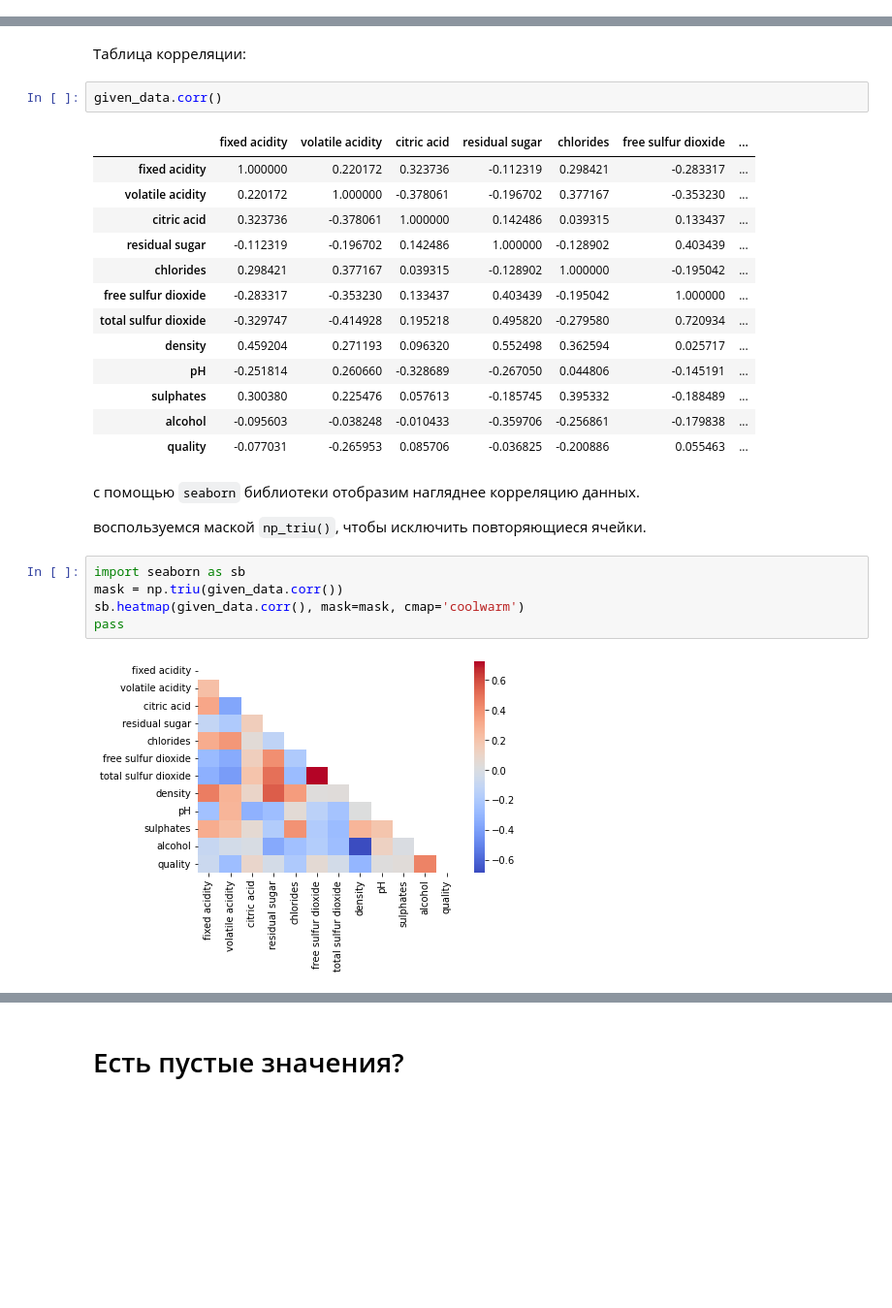
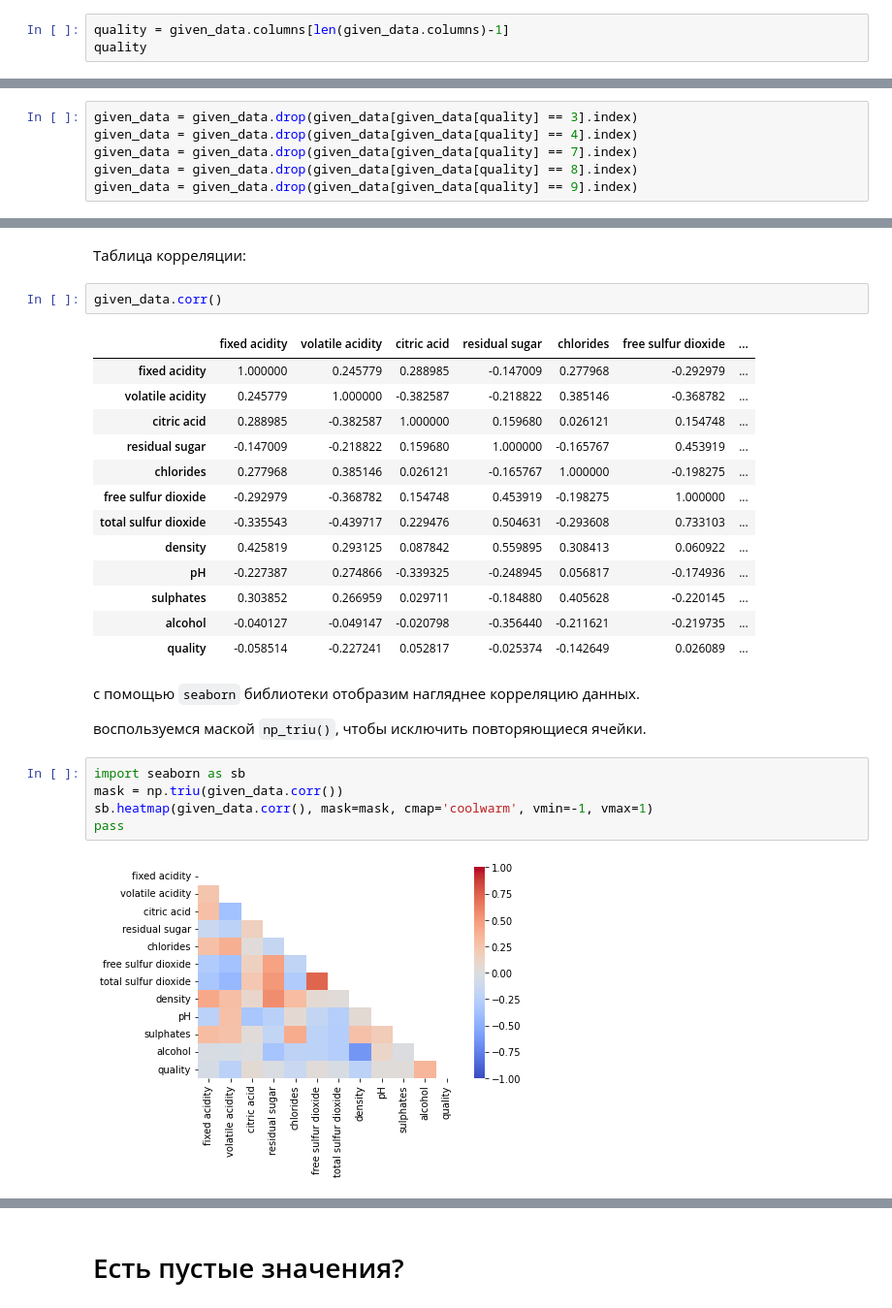
Before and after one commit to asynstairs/ML-Labs, a Jupyter notebook: Lab1/Tkachev Alexey. Lab1. 381806-2.ipynb, the cells around one changed output, grey strips where cells are left out. Shown: that part at 97% size. Saved outputs shown, nothing was run; the diff lists cells and outputs as text; blank space fills up the shorter version.

```diff
--- a/Lab1/Tkachev Alexey. Lab1. 381806-2.ipynb
+++ b/Lab1/Tkachev Alexey. Lab1. 381806-2.ipynb
@@ -52,0 +69,3 @@ given_data
+# %%
+quality = given_data.columns[len(given_data.columns)-1]
+quality
@@ -52,0 +74,6 @@ given_data
+# %%
+given_data = given_data.drop(given_data[given_data[quality] == 3].index)
+given_data = given_data.drop(given_data[given_data[quality] == 4].index)
+given_data = given_data.drop(given_data[given_data[quality] == 7].index)
+given_data = given_data.drop(given_data[given_data[quality] == 8].index)
+given_data = given_data.drop(given_data[given_data[quality] == 9].index)
@@ -72,18 +104,18 @@ given_data.describe()
 given_data.corr()
 # %% [output]
 |  | fixed acidity | volatile acidity | citric acid | residual sugar | chlorides | free sulfur dioxide | ... |
-| fixed acidity | 1.000000 | 0.220172 | 0.323736 | -0.112319 | 0.298421 | -0.283317 | ... |
-| volatile acidity | 0.220172 | 1.000000 | -0.378061 | -0.196702 | 0.377167 | -0.353230 | ... |
-| citric acid | 0.323736 | -0.378061 | 1.000000 | 0.142486 | 0.039315 | 0.133437 | ... |
-| residual sugar | -0.112319 | -0.196702 | 0.142486 | 1.000000 | -0.128902 | 0.403439 | ... |
-| chlorides | 0.298421 | 0.377167 | 0.039315 | -0.128902 | 1.000000 | -0.195042 | ... |
-| free sulfur dioxide | -0.283317 | -0.353230 | 0.133437 | 0.403439 | -0.195042 | 1.000000 | ... |
-| total sulfur dioxide | -0.329747 | -0.414928 | 0.195218 | 0.495820 | -0.279580 | 0.720934 | ... |
-| density | 0.459204 | 0.271193 | 0.096320 | 0.552498 | 0.362594 | 0.025717 | ... |
-| pH | -0.251814 | 0.260660 | -0.328689 | -0.267050 | 0.044806 | -0.145191 | ... |
-| sulphates | 0.300380 | 0.225476 | 0.057613 | -0.185745 | 0.395332 | -0.188489 | ... |
-| alcohol | -0.095603 | -0.038248 | -0.010433 | -0.359706 | -0.256861 | -0.179838 | ... |
-| quality | -0.077031 | -0.265953 | 0.085706 | -0.036825 | -0.200886 | 0.055463 | ... |
+| fixed acidity | 1.000000 | 0.245779 | 0.288985 | -0.147009 | 0.277968 | -0.292979 | ... |
+| volatile acidity | 0.245779 | 1.000000 | -0.382587 | -0.218822 | 0.385146 | -0.368782 | ... |
+| citric acid | 0.288985 | -0.382587 | 1.000000 | 0.159680 | 0.026121 | 0.154748 | ... |
+| residual sugar | -0.147009 | -0.218822 | 0.159680 | 1.000000 | -0.165767 | 0.453919 | ... |
+| chlorides | 0.277968 | 0.385146 | 0.026121 | -0.165767 | 1.000000 | -0.198275 | ... |
+| free sulfur dioxide | -0.292979 | -0.368782 | 0.154748 | 0.453919 | -0.198275 | 1.000000 | ... |
+| total sulfur dioxide | -0.335543 | -0.439717 | 0.229476 | 0.504631 | -0.293608 | 0.733103 | ... |
+| density | 0.425819 | 0.293125 | 0.087842 | 0.559895 | 0.308413 | 0.060922 | ... |
+| pH | -0.227387 | 0.274866 | -0.339325 | -0.248945 | 0.056817 | -0.174936 | ... |
+| sulphates | 0.303852 | 0.266959 | 0.029711 | -0.184880 | 0.405628 | -0.220145 | ... |
+| alcohol | -0.040127 | -0.049147 | -0.020798 | -0.356440 | -0.211621 | -0.219735 | ... |
+| quality | -0.058514 | -0.227241 | 0.052817 | -0.025374 | -0.142649 | 0.026089 | ... |
 # %% [markdown]
 с помощью `seaborn` библиотеки отобразим нагляднее корреляцию данных.
 
@@ -91,10 +123,10 @@ given_data.corr()
 # %%
 import seaborn as sb
 mask = np.triu(given_data.corr())
-sb.heatmap(given_data.corr(), mask=mask, cmap='coolwarm')
+sb.heatmap(given_data.corr(), mask=mask, cmap='coolwarm', vmin=-1, vmax=1)
 pass
 # %% [output]
-[figure, old version]
+[figure, new version]
 # %%
 from pandas.plotting import scatter_matrix
 scatter_matrix(given_data, alpha = .01, figsize = (12, 12))
```
Also changed, not shown: parts of 44 cells of this notebook.
